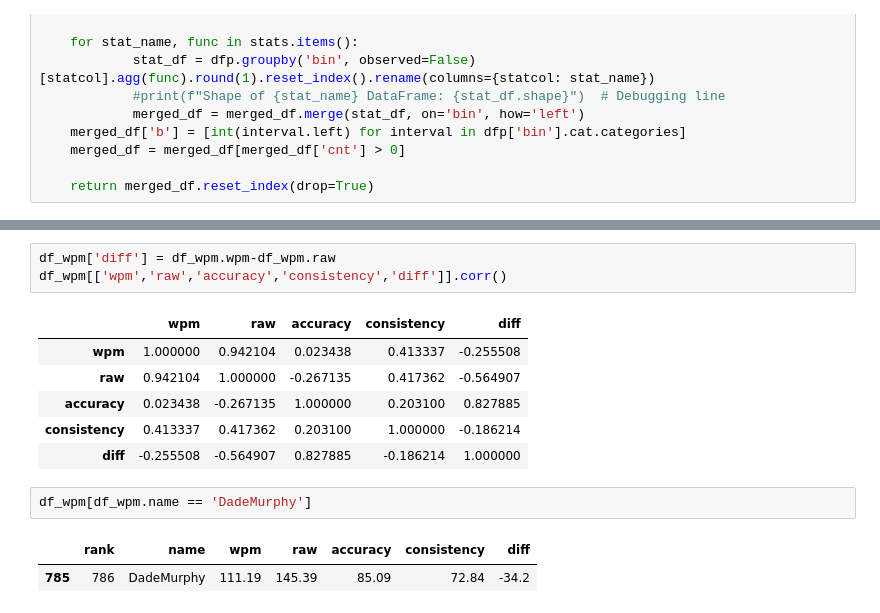
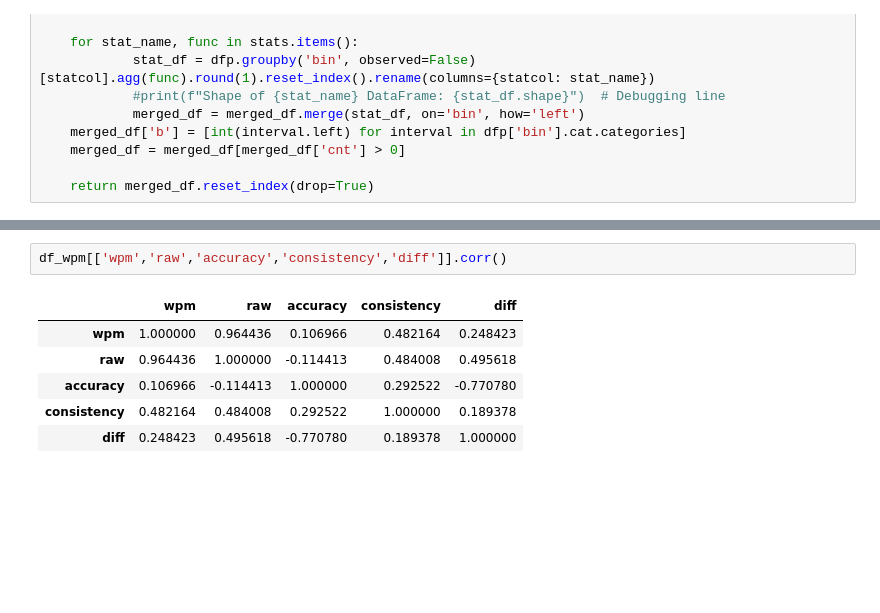
Before and after one commit to conner-mcnicholas/SpeedTyping, a Jupyter notebook: wpm_patterns.ipynb, the cells around one changed output, grey strips where cells are left out. Drawn from its saved outputs; the diff is of its cells as text; blank space fills up the shorter version.

```diff
--- a/wpm_patterns.ipynb
+++ b/wpm_patterns.ipynb
@@ -177,15 +184,9 @@ statbox(df_wpm,'wpm','consistency',4)
 # %%
-df_wpm['diff'] = df_wpm.wpm-df_wpm.raw
 df_wpm[['wpm','raw','accuracy','consistency','diff']].corr()
 # %% [output]
 |  | wpm | raw | accuracy | consistency | diff |
-| wpm | 1.000000 | 0.942104 | 0.023438 | 0.413337 | -0.255508 |
-| raw | 0.942104 | 1.000000 | -0.267135 | 0.417362 | -0.564907 |
-| accuracy | 0.023438 | -0.267135 | 1.000000 | 0.203100 | 0.827885 |
-| consistency | 0.413337 | 0.417362 | 0.203100 | 1.000000 | -0.186214 |
-| diff | -0.255508 | -0.564907 | 0.827885 | -0.186214 | 1.000000 |
+| wpm | 1.000000 | 0.964436 | 0.106966 | 0.482164 | 0.248423 |
+| raw | 0.964436 | 1.000000 | -0.114413 | 0.484008 | 0.495618 |
+| accuracy | 0.106966 | -0.114413 | 1.000000 | 0.292522 | -0.770780 |
+| consistency | 0.482164 | 0.484008 | 0.292522 | 1.000000 | 0.189378 |
+| diff | 0.248423 | 0.495618 | -0.770780 | 0.189378 | 1.000000 |
-# %%
-df_wpm[df_wpm.name == 'DadeMurphy']
-# %% [output]
-|  | rank | name | wpm | raw | accuracy | consistency | diff |
-| 785 | 786 | DadeMurphy | 111.19 | 145.39 | 85.09 | 72.84 | -34.2 |
```
Also changed, not shown: parts of 19 cells of this notebook, 7 other files.
